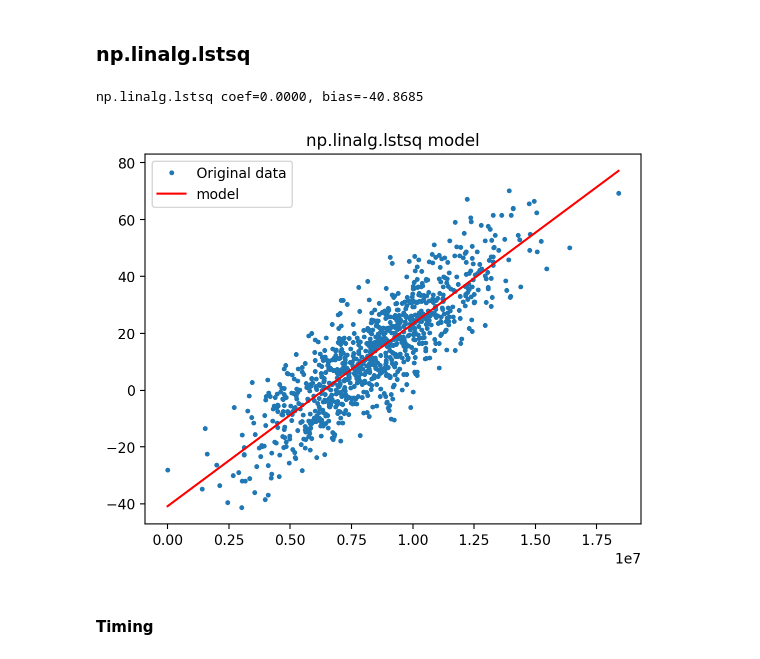
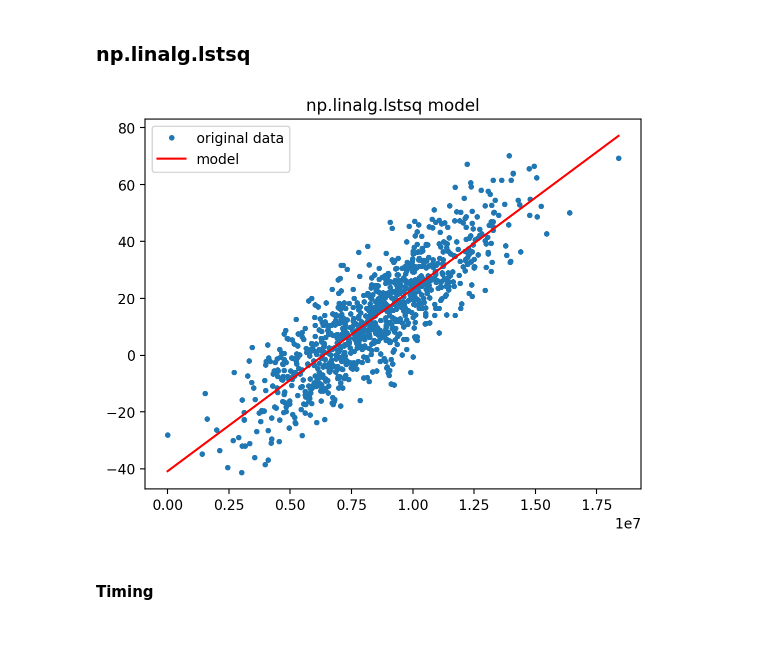
Before and after one commit to mrtj/linalg_lambda_article, a Jupyter notebook: linreg.ipynb, the cells around one changed output. Drawn from its saved outputs; the diff is of its cells as text; code cells hidden in the pictures.

```diff
--- a/linreg.ipynb
+++ b/linreg.ipynb
@@ -72,6 +67,7 @@ df.to_csv(dataset_path)
 
 Simulate receiving external dataset in csv format.
 # %%
-df = pd.read_csv(dataset_path, index_col='date', parse_dates=True)
+import pandas as pd
+df = pd.read_csv(dataset_path, parse_dates=['date'])
 df.head()
 # %% [output]
@@ -87,8 +82,7 @@ df.head()
 
 We should take note of start_date and the fact that the unit of the x axis will be seconds. We will need this information when converting back x values to datetime at prediction time.
 # %%
-start_date = df.index.min()
-df['x'] = (df.index - start_date)
-df['x'] = df['x'].dt.total_seconds()
+start_date = df['date'].min()
+df['x'] = (df['date'] - start_date).dt.total_seconds()
 df.head()
 # %% [output]
@@ -133,18 +124,16 @@ model.fit(X, y)
 # %%
 import numpy as np
 
 A = np.vstack([x, np.ones(len(x))]).T
 coef, bias = np.linalg.lstsq(A, y, rcond=None)[0]
-print(f'np.linalg.lstsq coef={coef:.04f}, bias={bias:.04f}')
 
-plt.plot(x, y, '.', label='Original data', markersize=5)
+plt.plot(x, y, '.', label='original data')
 plt.plot(x, coef*x + bias, 'r', label='model')
 plt.title('np.linalg.lstsq model')
 plt.legend()
 plt.show()
 # %% [output]
-np.linalg.lstsq coef=0.0000, bias=-40.8685
-[figure, old version]
+[figure, new version]
 # %% [markdown]
 #### Timing
 # %%
```
Also changed, not shown: parts of 12 cells of this notebook, 7 other files.
